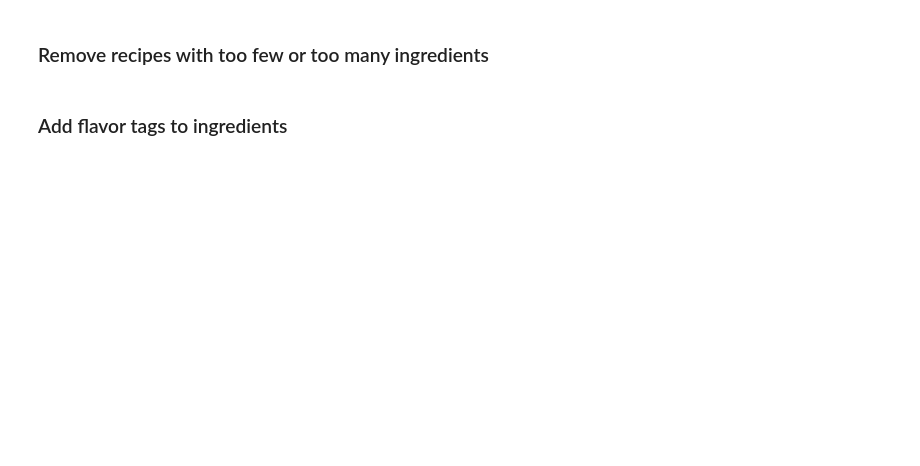
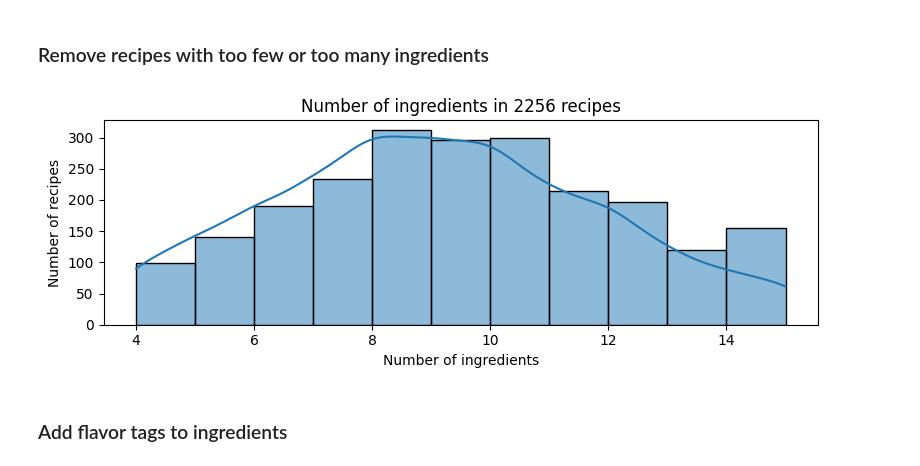
Before and after one commit to rixmape/panlasang-pinoy-clustering, a Jupyter notebook: main.ipynb, the cells around one changed output. Saved outputs shown, nothing was run; the diff lists cells and outputs as text; code cells hidden in the pictures; blank space fills up the shorter version.

```diff
--- a/main.ipynb
+++ b/main.ipynb
@@ -344,15 +358,20 @@ plot_ingredient_count_distribution(recipe_df.standardized)
 # %% [markdown]
 ### Remove recipes with too few or too many ingredients
 # %%
-# TODO: Get the 3rd quartile minus 1st quartile (75%)
+# TODO: Be more dynamic with these values
 MIN_INGREDIENTS_IN_RECIPE = 4
-MAX_INGREDIENTS_IN_RECIPE = 9
+MAX_INGREDIENTS_IN_RECIPE = 15
 
-counts = recipe_df.common_names.apply(len)
+counts = recipe_df.frequent.apply(len)
+
 recipe_df = recipe_df[
     (counts >= MIN_INGREDIENTS_IN_RECIPE)
     & (counts <= MAX_INGREDIENTS_IN_RECIPE)
 ]
+
+plot_ingredient_count_distribution(recipe_df.frequent)
+# %% [output]
+[figure, added]
 # %% [markdown]
 ### Add flavor tags to ingredients
 # %%
```
Also changed, not shown: parts of 15 cells of this notebook, 7 other files.
